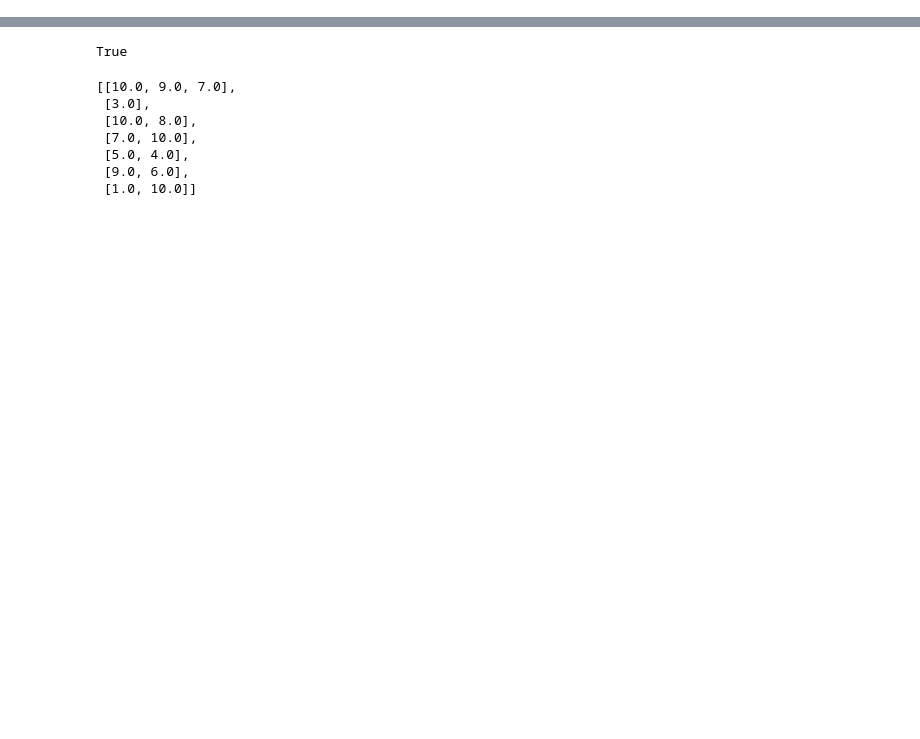
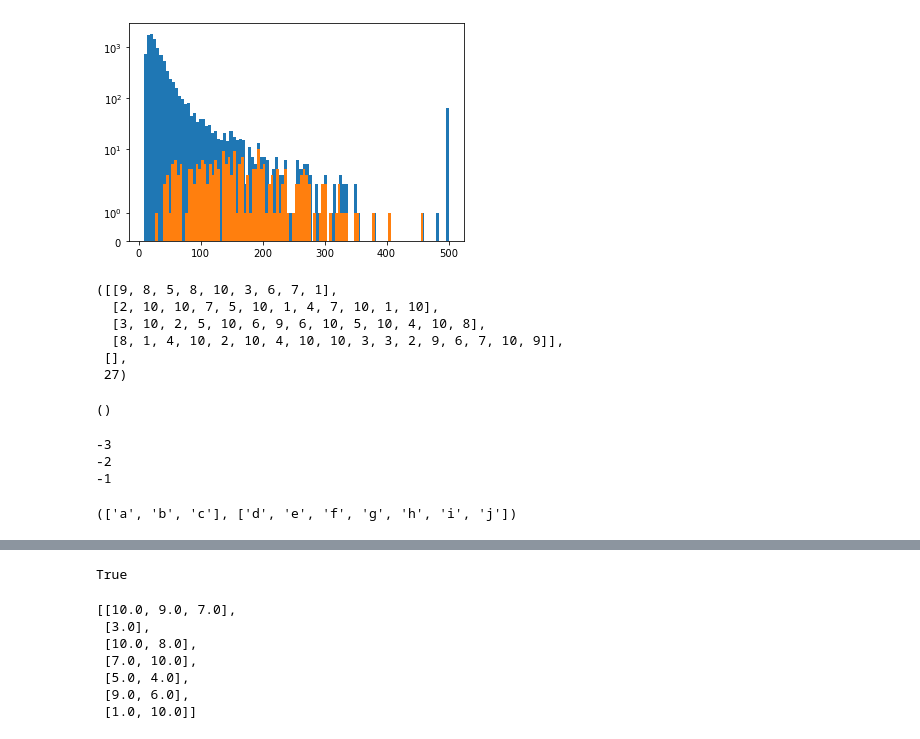
Before and after one commit to Simfreed/games, a Jupyter notebook: 10-20-30_solitaire.ipynb, the cells around one changed output, grey strips where cells are left out. Cells and saved outputs as stored; diff of their text form; code cells hidden in the pictures; blank space fills up the shorter version.

```diff
--- a/10-20-30_solitaire.ipynb
+++ b/10-20-30_solitaire.ipynb
@@ -27,0 +270,35 @@ deck=np.hstack([[i for j in range(4) for i in range(1,10)],10*np.ones(16)])
+# %%
+fig,axs=plt.subplots()
+axs.hist(nmoves, bins=100)
+axs.hist(nmoves[npiles==0], bins=100)
+
+axs.set_yscale('symlog')
+# %% [output]
+[figure, added]
+# %%
+play_game(max_iter=5000)
+# %% [output]
+([[9, 8, 5, 8, 10, 3, 6, 7, 1],
+  [2, 10, 10, 7, 5, 10, 1, 4, 7, 10, 1, 10],
+  [3, 10, 2, 5, 10, 6, 9, 6, 10, 5, 10, 4, 10, 8],
+  [8, 1, 4, 10, 2, 10, 4, 10, 10, 3, 3, 2, 9, 6, 7, 10, 9]],
+ [],
+ 27)
+# %%
+get_best_set(np.array([5,4]))
+# %% [output]
+()
+# %%
+for i in get_best_set(np.array([3, 10, 10, 10])):
+    for j in idxs2pop[i]:
+        print(j)
+# %% [output]
+-3
+-2
+-1
+# %%
+a=['a','b','c']
+b=['d','e','f','g','h','i','j']
+a,b
+# %% [output]
+(['a', 'b', 'c'], ['d', 'e', 'f', 'g', 'h', 'i', 'j'])
```
Also changed, not shown: parts of 47 cells of this notebook.
